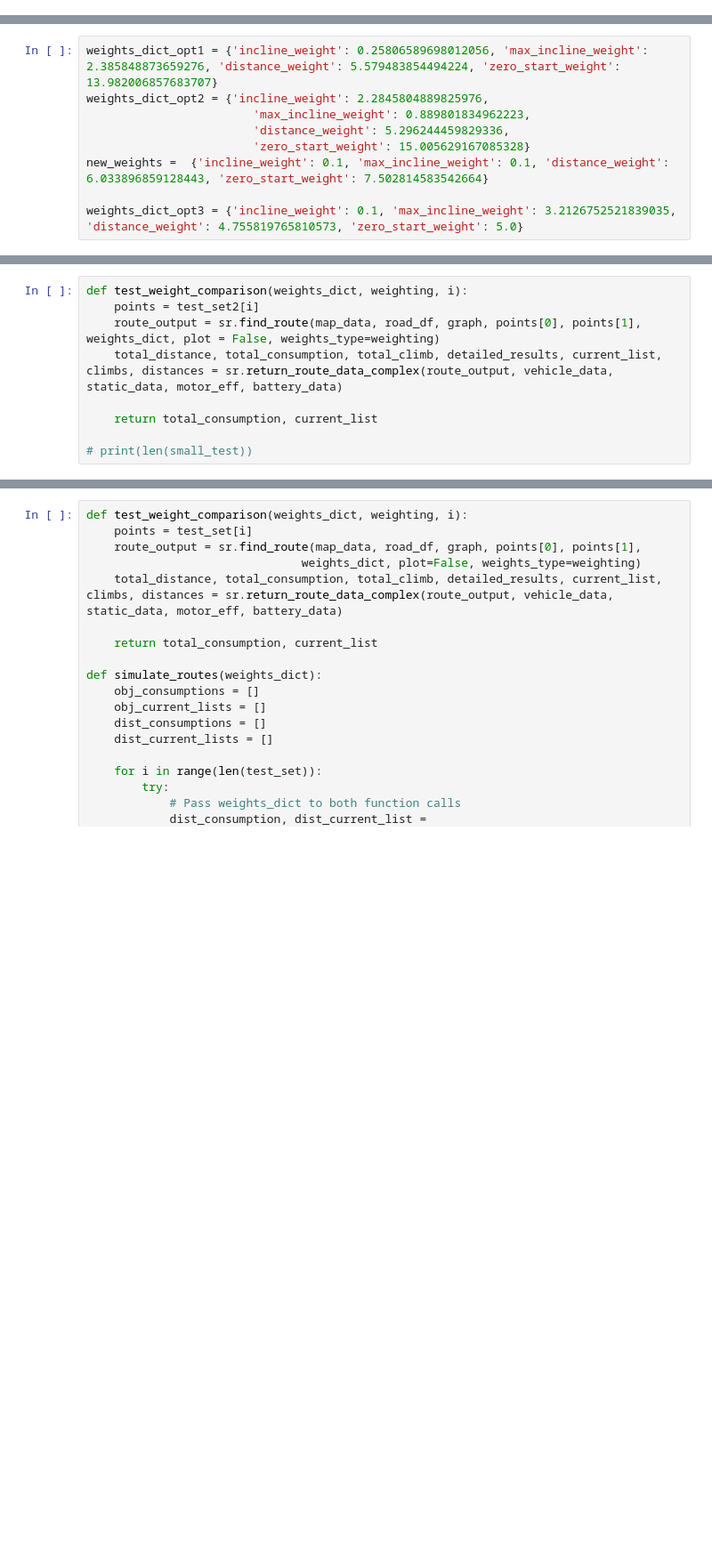
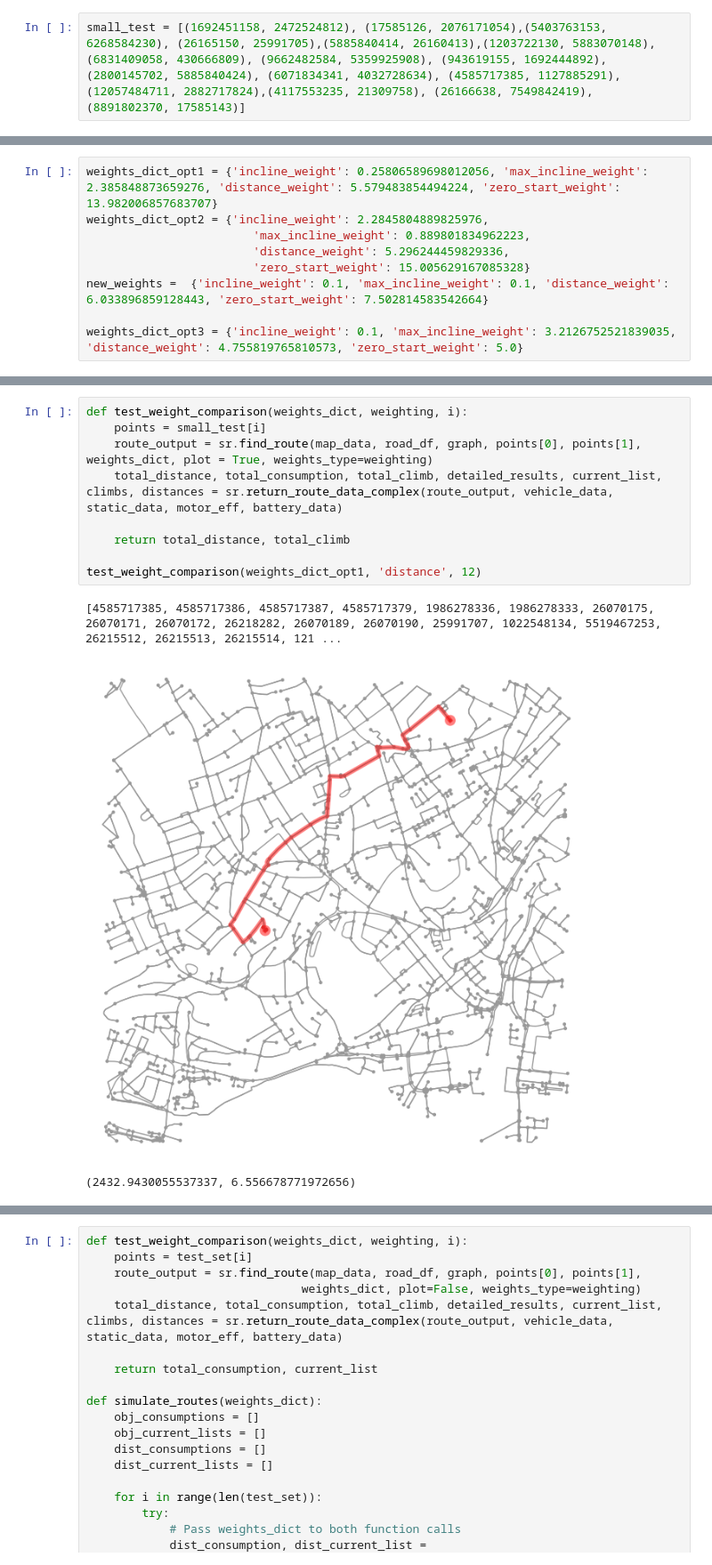
Before and after one commit to aronfinkelstein/optimised-route-planning, a Jupyter notebook: main_test.ipynb, the cells around one changed output, grey strips where cells are left out. Shown at 89% size. Cells and saved outputs as stored; diff of their text form; blank space fills up the shorter version.

```diff
--- a/main_test.ipynb
+++ b/main_test.ipynb
@@ -93,3 +89,5 @@ small_test = [(1692451158, 2472524812), (21032624, 5397123541), (17585126, 20761
+# %%
+small_test = [(1692451158, 2472524812), (17585126, 2076171054),(5403763153, 6268584230), (26165150, 25991705),(5885840414, 26160413),(1203722130, 5883070148), (6831409058, 430666809), (9662482584, 5359925908), (943619155, 1692444892), (2800145702, 5885840424), (6071834341, 4032728634), (4585717385, 1127885291), (12057484711, 2882717824),(4117553235, 21309758), (26166638, 7549842419), (8891802370, 17585143)]
 # %% [markdown]
 explore relationship between OCV and total consumption.
 # %%
@@ -104,9 +108,13 @@ weights_dict_opt3 = {'incline_weight': 0.1, 'max_incline_weight': 3.212675252183
 # %%
 def test_weight_comparison(weights_dict, weighting, i):
-    points = test_set2[i]
-    route_output = sr.find_route(map_data, road_df, graph, points[0], points[1], weights_dict, plot = False, weights_type=weighting)
+    points = small_test[i]
+    route_output = sr.find_route(map_data, road_df, graph, points[0], points[1], weights_dict, plot = True, weights_type=weighting)
     total_distance, total_consumption, total_climb, detailed_results, current_list, climbs, distances = sr.return_route_data_complex(route_output, vehicle_data, static_data, motor_eff, battery_data)
 
-    return total_consumption, current_list
+    return total_distance, total_climb
 
-# print(len(small_test))
+test_weight_comparison(weights_dict_opt1, 'distance', 12)
+# %% [output]
+[4585717385, 4585717386, 4585717387, 4585717379, 1986278336, 1986278333, 26070175, 26070171, 26070172, 26218282, 26070189, 26070190, 25991707, 1022548134, 5519467253, 26215512, 26215513, 26215514, 121 ...
+[figure, added]
+(2432.9430055537337, 6.556678771972656)
```
Also changed, not shown: parts of 8 cells of this notebook, 6 other files.
